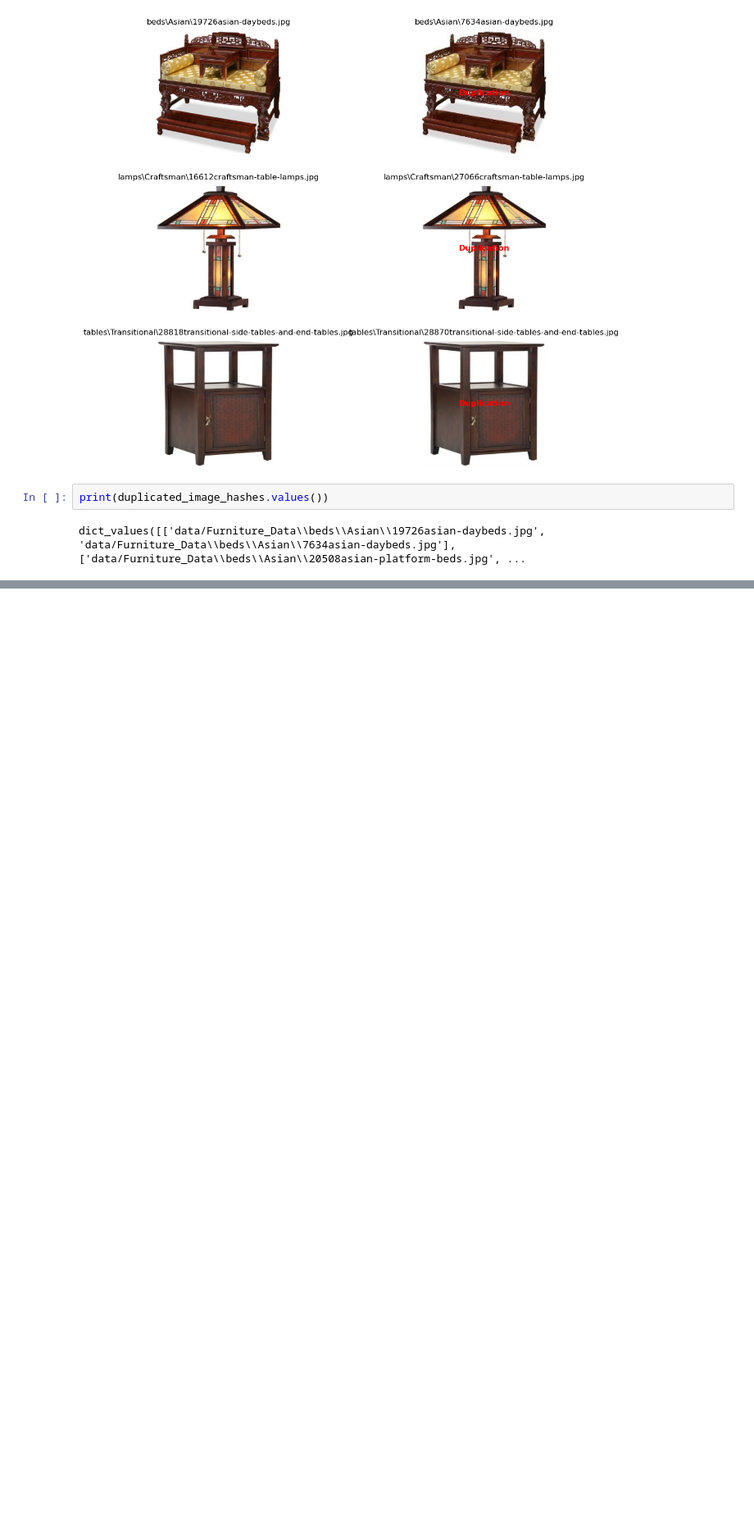
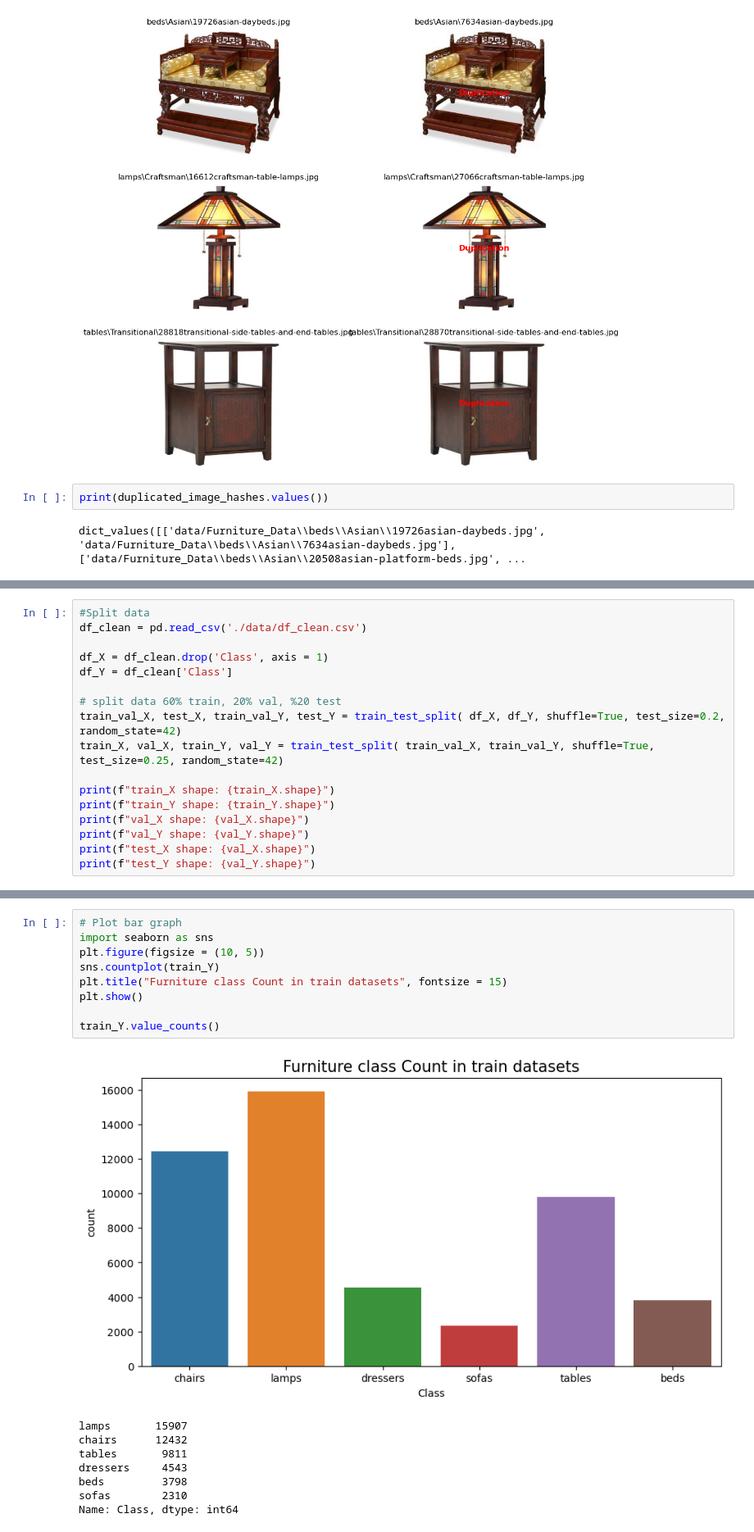
Before and after one commit to kaito274/COSC2753---Assignment2, a Jupyter notebook: Task 1 EDA.ipynb, the cells around one changed output, grey strips where cells are left out. Shown at 82% size. Saved outputs shown, nothing was run; the diff lists cells and outputs as text; blank space fills up the shorter version.

Commit message:
Update data

```diff
--- a/Task 1 EDA.ipynb
+++ b/Task 1 EDA.ipynb
@@ -337,0 +306,17 @@ print(len(duplicated_image_hashes))
+# %%
+#Split data
+df_clean = pd.read_csv('./data/df_clean.csv')
+
+df_X = df_clean.drop('Class', axis = 1)
+df_Y = df_clean['Class']
+
+# split data 60% train, 20% val, %20 test
+train_val_X, test_X, train_val_Y, test_Y = train_test_split( df_X, df_Y, shuffle=True, test_size=0.2, random_state=42)
+train_X, val_X, train_Y, val_Y = train_test_split( train_val_X, train_val_Y, shuffle=True, test_size=0.25, random_state=42)
+
+print(f"train_X shape: {train_X.shape}")
+print(f"train_Y shape: {train_Y.shape}")
+print(f"val_X shape: {val_X.shape}")
+print(f"val_Y shape: {val_Y.shape}")
+print(f"test_X shape: {val_X.shape}")
+print(f"test_Y shape: {val_Y.shape}")
@@ -337,0 +338,18 @@ print(len(duplicated_image_hashes))
+# %%
+# Plot bar graph
+import seaborn as sns
+plt.figure(figsize = (10, 5))
+sns.countplot(train_Y)
+plt.title("Furniture class Count in train datasets", fontsize = 15)
+plt.show()
+
+train_Y.value_counts()
+# %% [output]
+[figure, added]
+lamps       15907
+chairs      12432
+tables       9811
+dressers     4543
+beds         3798
+sofas        2310
+Name: Class, dtype: int64
```
Also changed, not shown: parts of 14 cells of this notebook, 8 other files.
